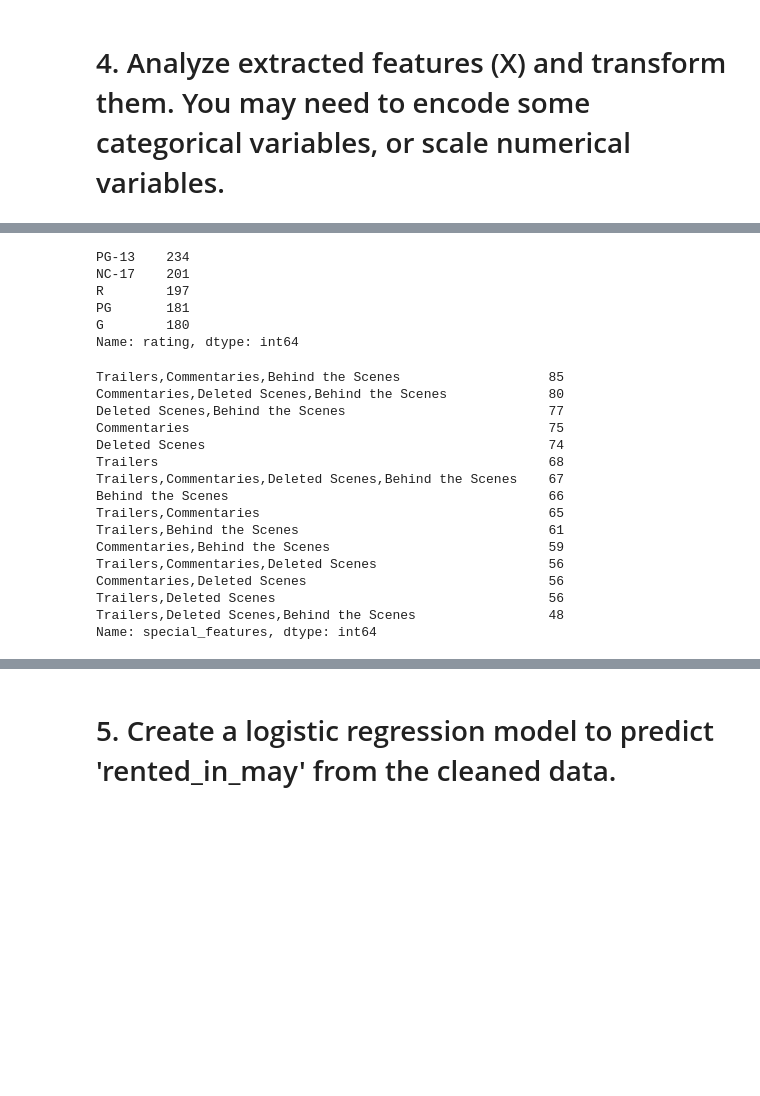
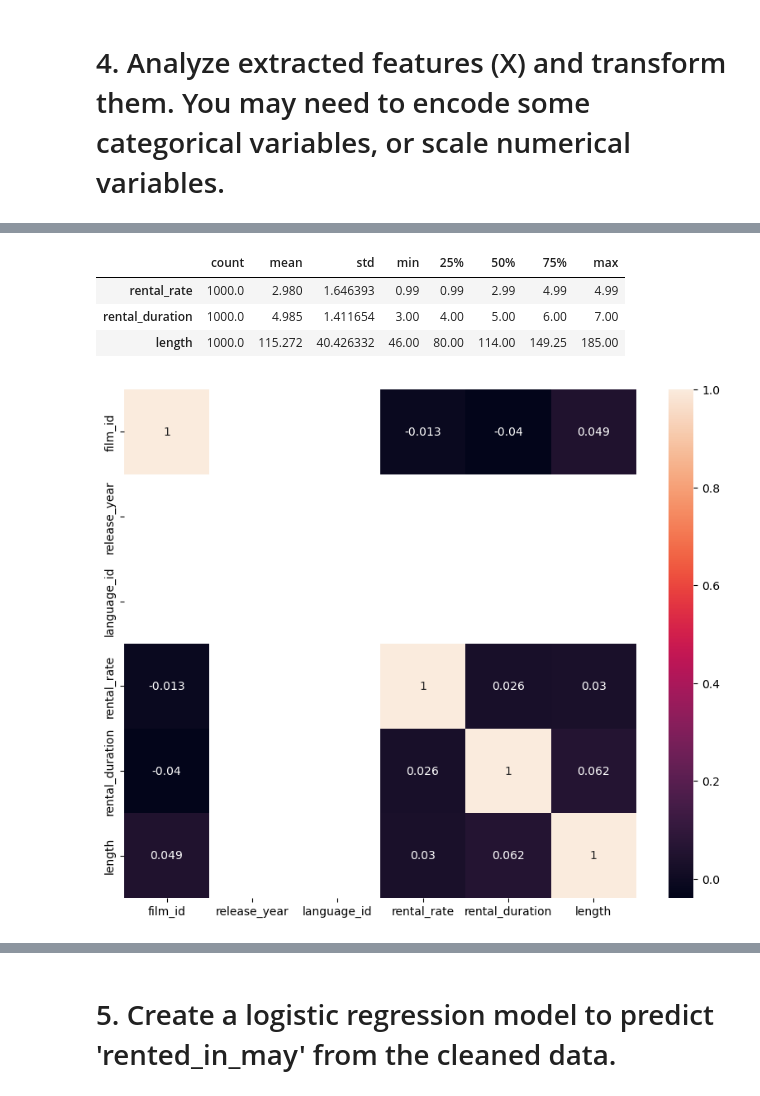
Before and after one commit to Simran2809/lab-predictions-logistic-regression, a Jupyter notebook: Lab_Making predictions with logistic regression.ipynb, the cells around one changed output, grey strips where cells are left out. Drawn from its saved outputs; the diff is of its cells as text; code cells hidden in the pictures; blank space fills up the shorter version.

```diff
--- a/Lab_Making predictions with logistic regression.ipynb
+++ b/Lab_Making predictions with logistic regression.ipynb
@@ -151,31 +163,8 @@ customer_id         0
 dtype: int64
-# %%
-# There are two categorical columns in the dataframe 'X'
-
-X['rating'].value_counts(dropna=False)
-# %% [output]
-PG-13    234
-NC-17    201
-R        197
-PG       181
-G        180
-Name: rating, dtype: int64
-# %%
-X['special_features'].value_counts(dropna=False)
-# %% [output]
-Trailers,Commentaries,Behind the Scenes                   85
-Commentaries,Deleted Scenes,Behind the Scenes             80
-Deleted Scenes,Behind the Scenes                          77
-Commentaries                                              75
-Deleted Scenes                                            74
-Trailers                                                  68
-Trailers,Commentaries,Deleted Scenes,Behind the Scenes    67
-Behind the Scenes                                         66
-Trailers,Commentaries                                     65
-Trailers,Behind the Scenes                                61
-Commentaries,Behind the Scenes                            59
-Trailers,Commentaries,Deleted Scenes                      56
-Commentaries,Deleted Scenes                               56
-Trailers,Deleted Scenes                                   56
-Trailers,Deleted Scenes,Behind the Scenes                 48
-Name: special_features, dtype: int64
+# %%
+X.describe().T
+# %% [output]
+|  | count | mean | std | min | 25% | 50% | 75% | max |
+| rental_rate | 1000.0 | 2.980 | 1.646393 | 0.99 | 0.99 | 2.99 | 4.99 | 4.99 |
+| rental_duration | 1000.0 | 4.985 | 1.411654 | 3.00 | 4.00 | 5.00 | 6.00 | 7.00 |
+| length | 1000.0 | 115.272 | 40.426332 | 46.00 | 80.00 | 114.00 | 149.25 | 185.00 |
@@ -181,0 +174,9 @@ Name: special_features, dtype: int64
+# %%
+# look for multicolinearity (some columns having almost identical correlation to other variables)
+# why can't we look for correlation with our target variable (status)?
+corr_matrix=data.corr(method='pearson')  # default
+fig, ax = plt.subplots(figsize=(10, 8))
+ax = sns.heatmap(corr_matrix, annot=True)
+plt.show()
+# %% [output]
+[figure, added]
```
Also changed, not shown: parts of 30 cells of this notebook.
